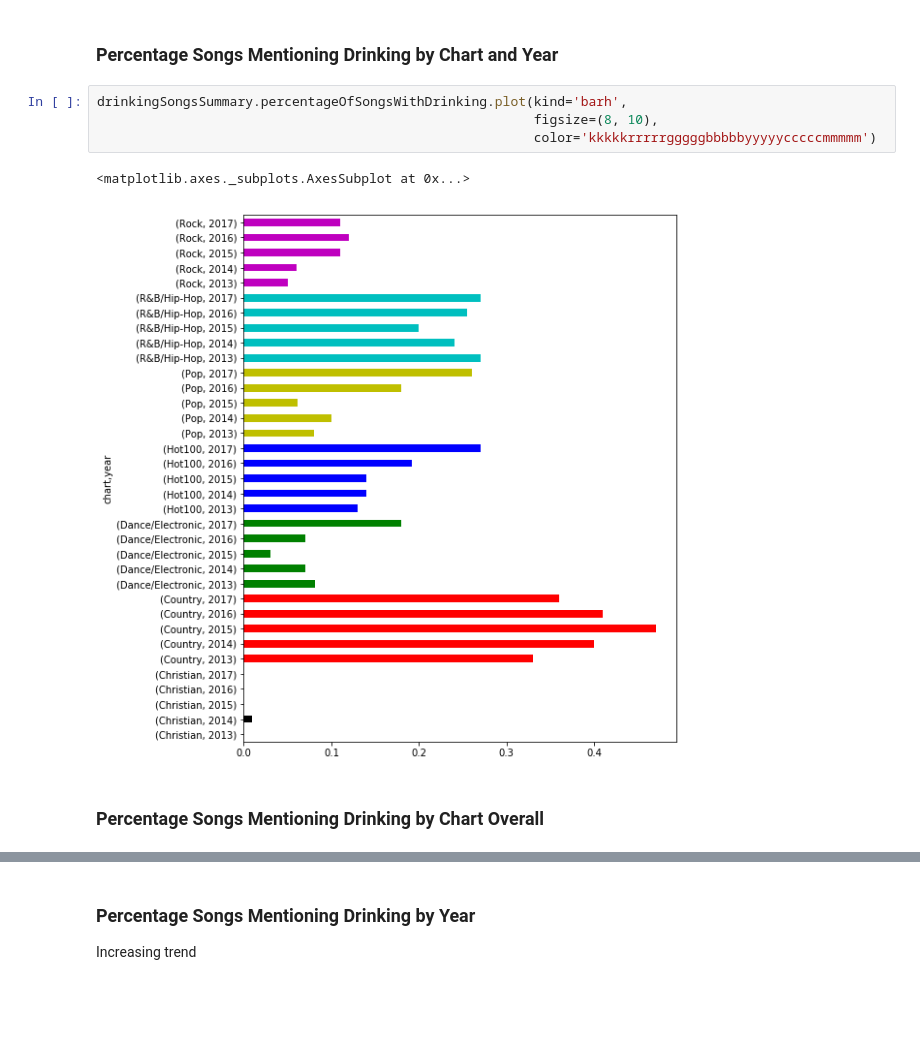
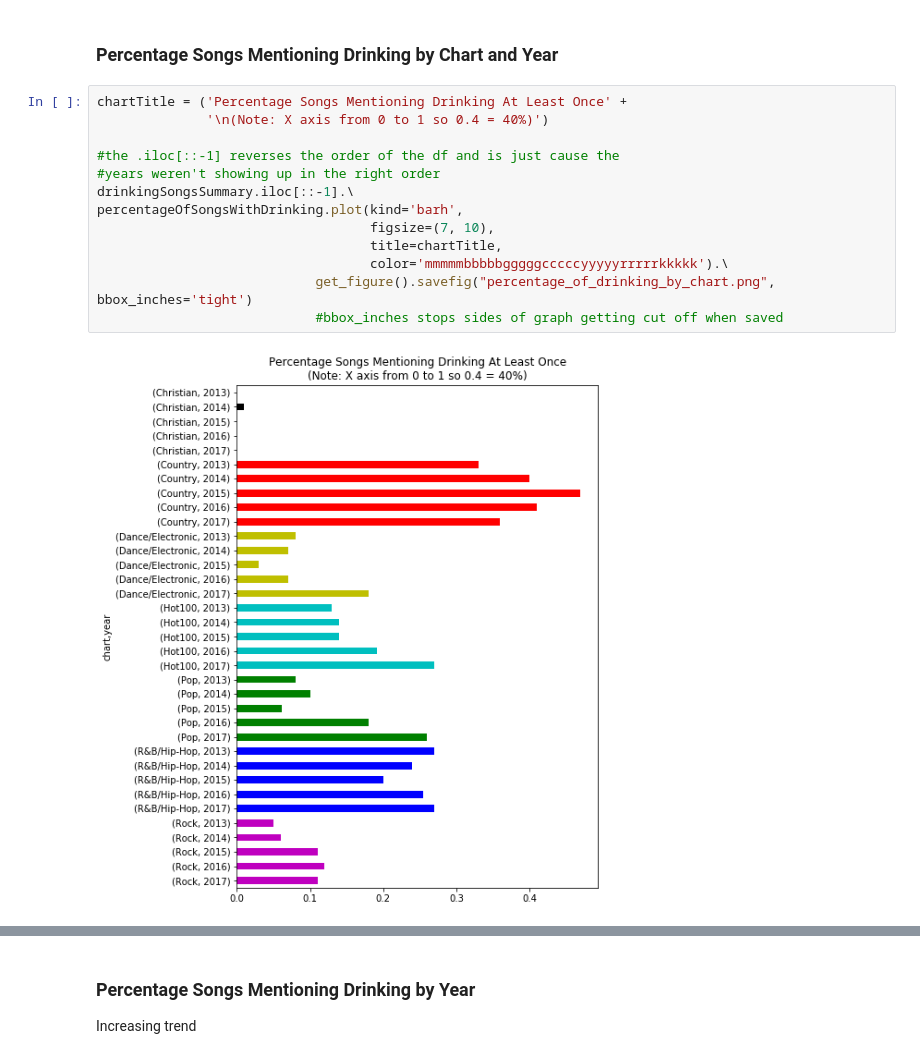
Before and after one commit to MarkMacArdle/music_by_genre_analysis, a Jupyter notebook: analysis.ipynb, the cells around one changed output, grey strips where cells are left out. Saved outputs shown, nothing was run; the diff lists cells and outputs as text; blank space fills up the shorter version.

```diff
--- a/analysis.ipynb
+++ b/analysis.ipynb
@@ -295,11 +315,17 @@ drinkingSongsSummary.to_csv('charts_drinking_words_counts_summary.csv',
 # %% [markdown]
 ### Percentage Songs Mentioning Drinking by Chart and Year
-# %%
-drinkingSongsSummary.percentageOfSongsWithDrinking.plot(kind='barh',
-                                                        figsize=(8, 10),
-                                                        color='kkkkkrrrrrgggggbbbbbyyyyycccccmmmmm')
-# %% [output]
-<matplotlib.axes._subplots.AxesSubplot at 0x...>
-[figure, removed]
-# %% [markdown]
-### Percentage Songs Mentioning Drinking by Chart Overall
+# %%
+chartTitle = ('Percentage Songs Mentioning Drinking At Least Once' +
+              '\n(Note: X axis from 0 to 1 so 0.4 = 40%)')
+
+#the .iloc[::-1] reverses the order of the df and is just cause the
+#years weren't showing up in the right order
+drinkingSongsSummary.iloc[::-1].\
+percentageOfSongsWithDrinking.plot(kind='barh',
+                                   figsize=(7, 10),
+                                   title=chartTitle,
+                                   color='mmmmmbbbbbgggggcccccyyyyyrrrrrkkkkk').\
+                            get_figure().savefig("percentage_of_drinking_by_chart.png", bbox_inches='tight')
+                            #bbox_inches stops sides of graph getting cut off when saved
+# %% [output]
+[figure, added]
```
Also changed, not shown: parts of 14 cells of this notebook, 3 other files.
